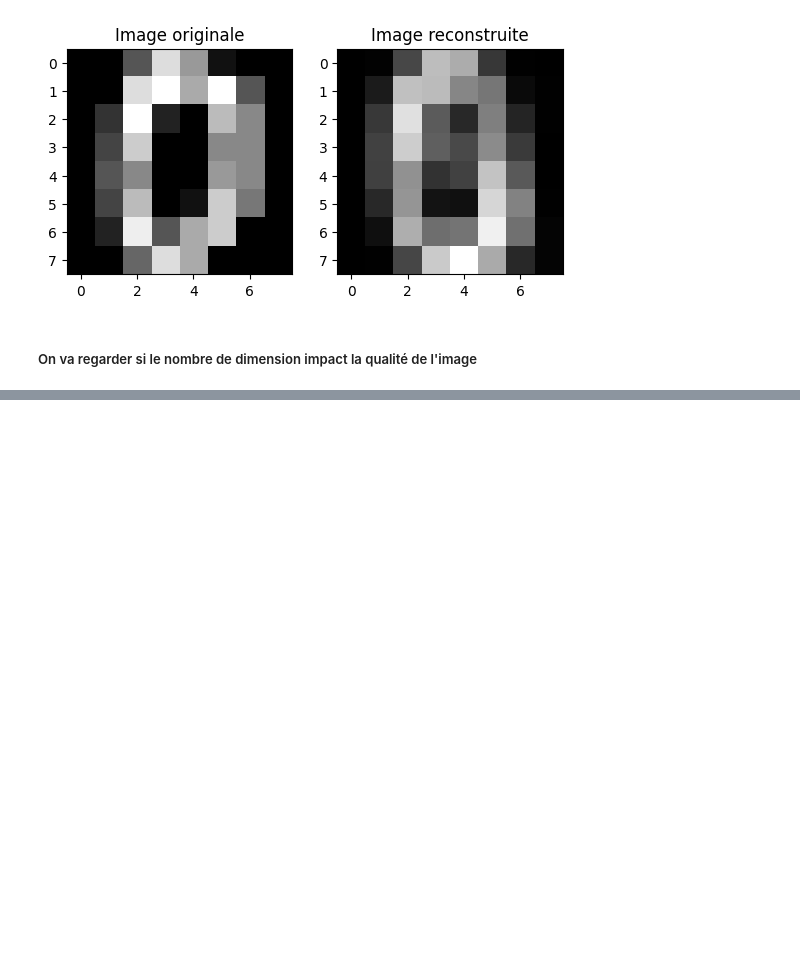
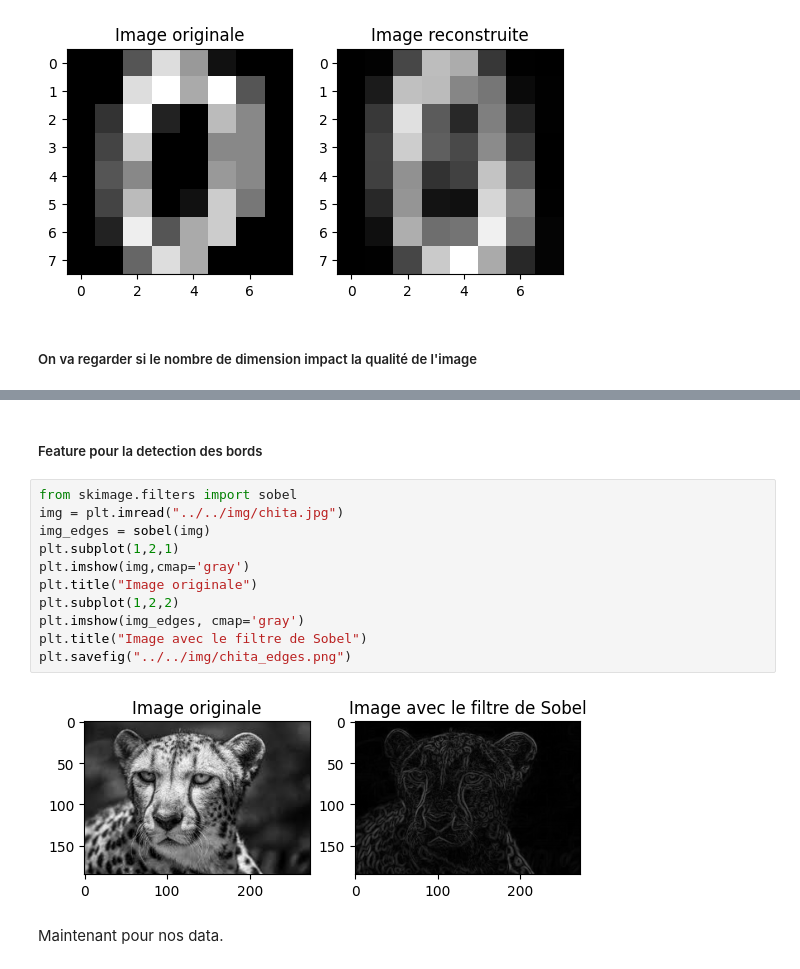
Before and after one commit to bogwee/intro_ml_2025, a Jupyter notebook: src/amine/code3.ipynb, the cells around one changed output, grey strips where cells are left out. Saved outputs shown, nothing was run; the diff lists cells and outputs as text; blank space fills up the shorter version.

```diff
--- a/src/amine/code3.ipynb
+++ b/src/amine/code3.ipynb
@@ -132,0 +171,17 @@ for j in range(1,16):
+# %% [markdown]
+##### Feature pour la detection des bords
+# %%
+from skimage.filters import sobel
+img = plt.imread("../../img/chita.jpg")
+img_edges = sobel(img)
+plt.subplot(1,2,1)
+plt.imshow(img,cmap='gray')
+plt.title("Image originale")
+plt.subplot(1,2,2)
+plt.imshow(img_edges, cmap='gray')
+plt.title("Image avec le filtre de Sobel")
+plt.savefig("../../img/chita_edges.png")
+# %% [output]
+[figure, added]
+# %% [markdown]
+Maintenant pour nos data.
```
Also changed, not shown: parts of 7 cells of this notebook, 8 other files.
